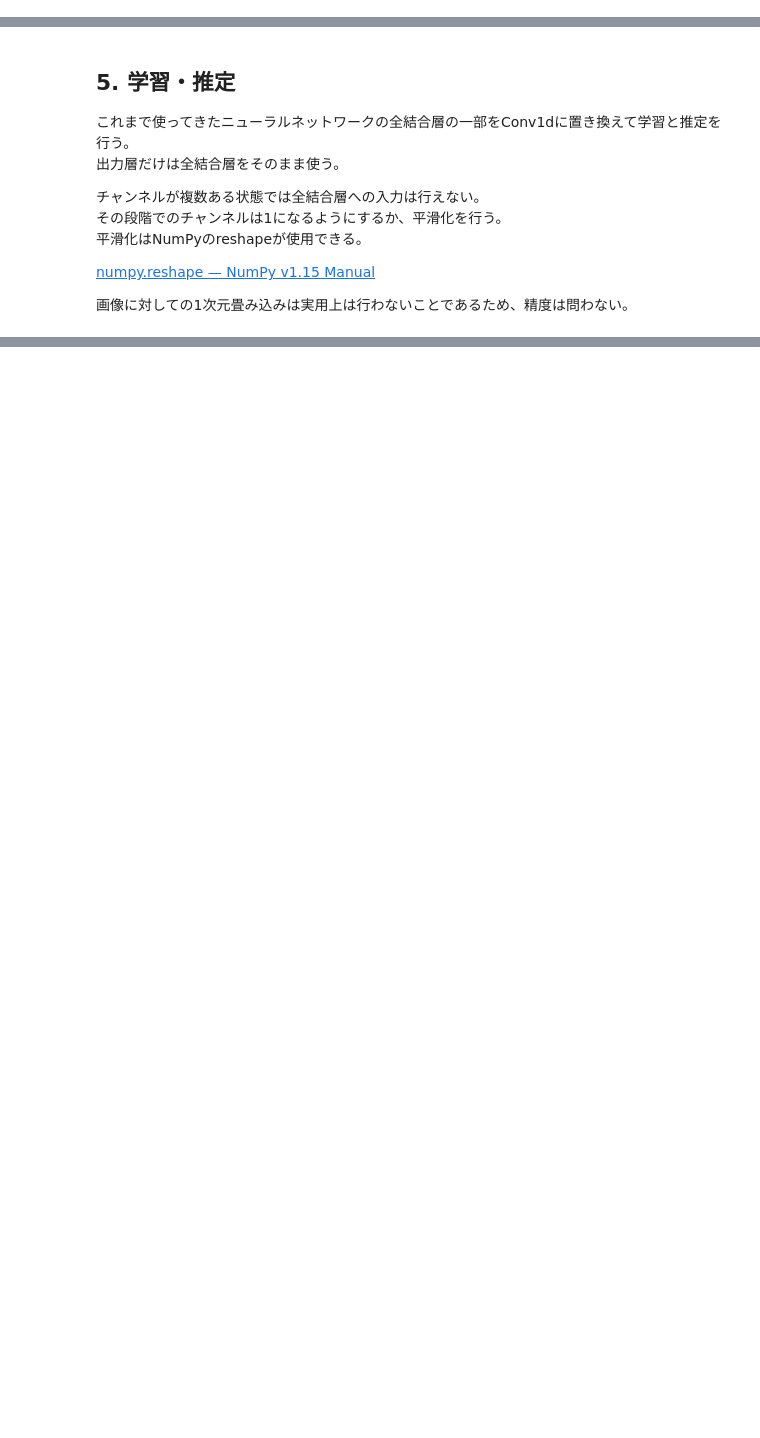
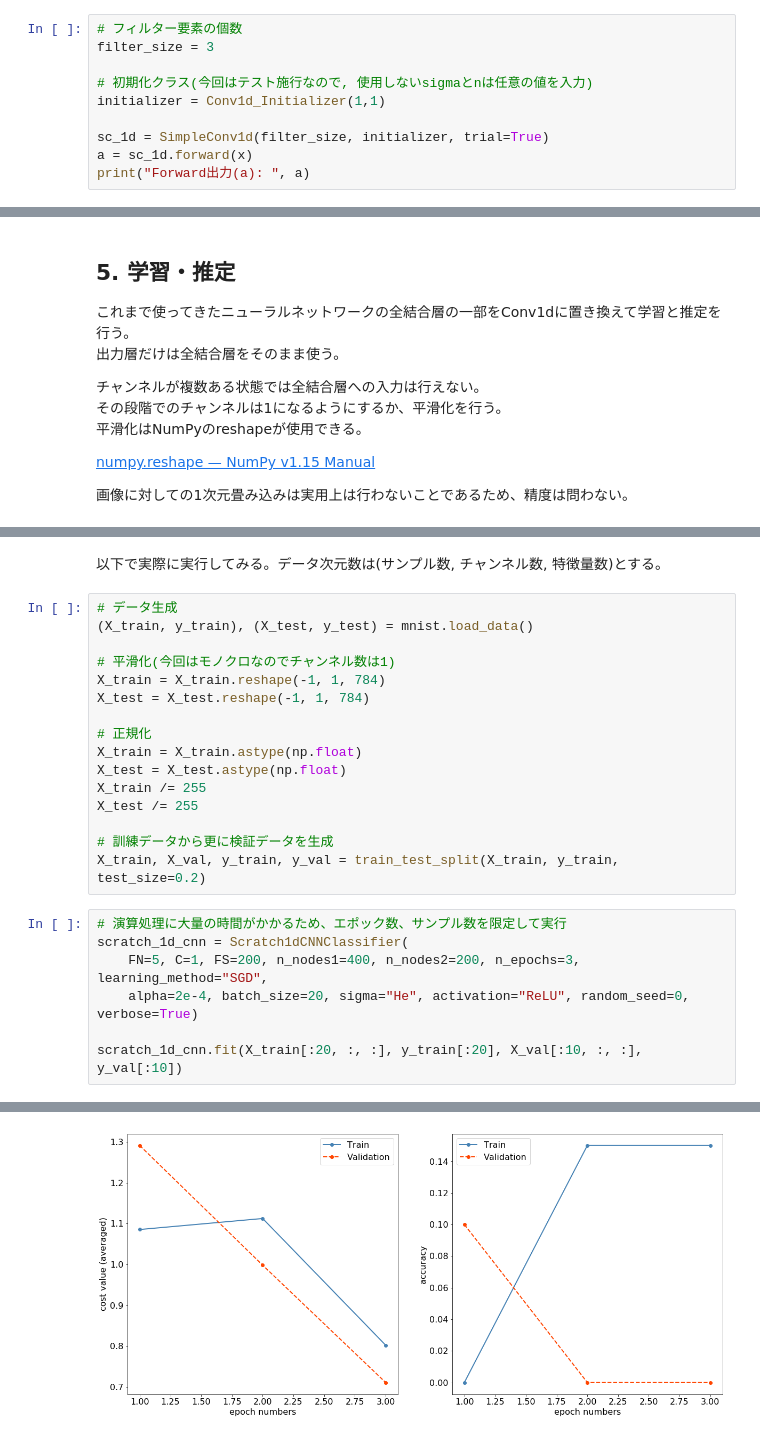
Before and after one commit to kztsh/diveintocode-ml, a Jupyter notebook: term2/sprint12/sprint12-dl-scratch-cnn1.ipynb, the cells around one changed output, grey strips where cells are left out. Drawn from its saved outputs; the diff is of its cells as text; blank space fills up the shorter version.

```diff
--- a/term2/sprint12/sprint12-dl-scratch-cnn1.ipynb
+++ b/term2/sprint12/sprint12-dl-scratch-cnn1.ipynb
@@ -93,0 +236,10 @@ a = np.array([35, 50])
+# %%
+# フィルター要素の個数
+filter_size = 3
+
+# 初期化クラス(今回はテスト施行なので, 使用しないsigmaとnは任意の値を入力)
+initializer = Conv1d_Initializer(1,1)
+
+sc_1d = SimpleConv1d(filter_size, initializer, trial=True)
+a = sc_1d.forward(x)
+print("Forward出力(a): ", a)
@@ -208,0 +1079,26 @@ Conv1dクラスを複数のデータが同時に計算できるように変更
+# %% [markdown]
+以下で実際に実行してみる。データ次元数は(サンプル数, チャンネル数, 特徴量数)とする。
+# %%
+# データ生成
+(X_train, y_train), (X_test, y_test) = mnist.load_data()
+
+# 平滑化(今回はモノクロなのでチャンネル数は1)
+X_train = X_train.reshape(-1, 1, 784)
+X_test = X_test.reshape(-1, 1, 784)
+
+# 正規化
+X_train = X_train.astype(np.float)
+X_test = X_test.astype(np.float)
+X_train /= 255
+X_test /= 255
+
+# 訓練データから更に検証データを生成
+X_train, X_val, y_train, y_val = train_test_split(X_train, y_train, test_size=0.2)
+# %%
+# 演算処理に大量の時間がかかるため、エポック数、サンプル数を限定して実行
+scratch_1d_cnn = Scratch1dCNNClassifier(
+    FN=5, C=1, FS=200, n_nodes1=400, n_nodes2=200, n_epochs=3, learning_method="SGD",
+    alpha=2e-4, batch_size=20, sigma="He", activation="ReLU", random_seed=0, verbose=True)
+
+scratch_1d_cnn.fit(X_train[:20, :, :], y_train[:20], X_val[:10, :, :], y_val[:10])
+# %% [output]
@@ -208,0 +1107 @@ Conv1dクラスを複数のデータが同時に計算できるように変更
+[figure, added]
```
Also changed, not shown: parts of 25 cells of this notebook.
